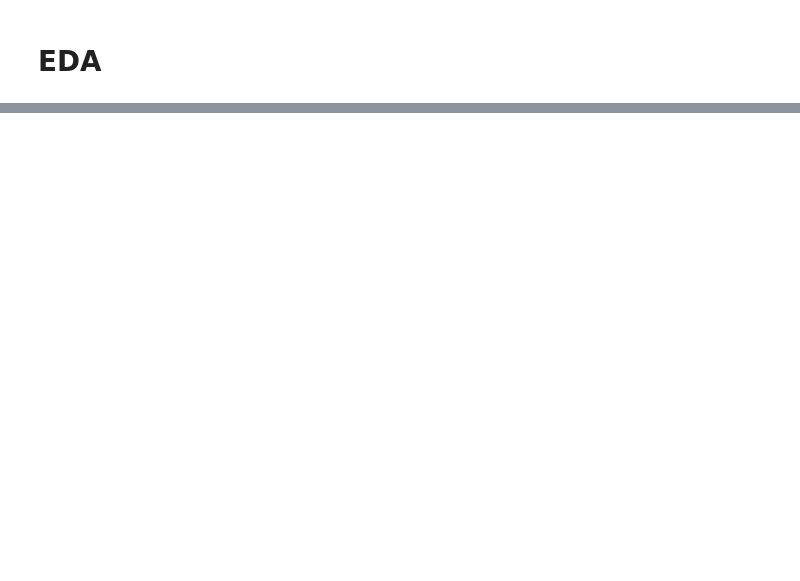
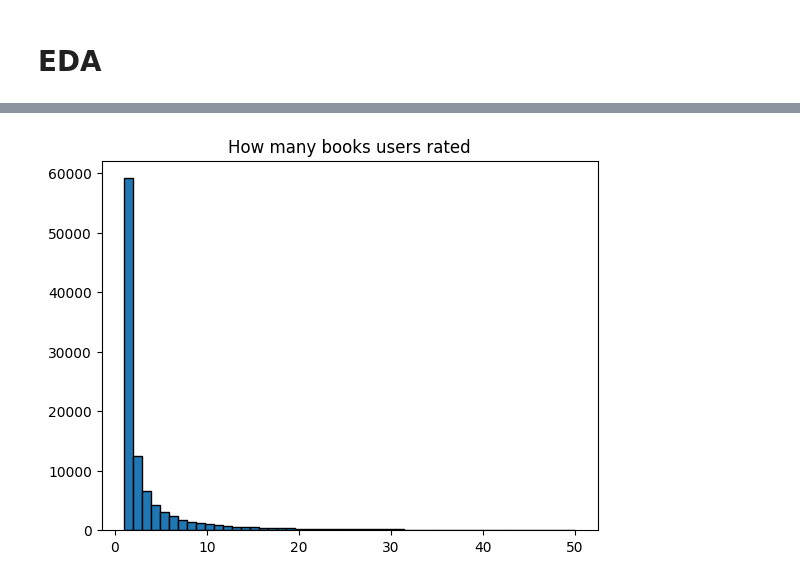
Before and after one commit to Gooogr/Book_Crossing_RecSys, a Jupyter notebook: notebooks/eda.ipynb, the cells around one changed output, grey strips where cells are left out. Drawn from its saved outputs; the diff is of its cells as text; code cells hidden in the pictures; blank space fills up the shorter version.

```diff
--- a/notebooks/eda.ipynb
+++ b/notebooks/eda.ipynb
@@ -331,0 +356,11 @@ df_users.head()
+# %%
+user_intercation_count = df_ratings['user_id'].value_counts()
+plt.title('How many books users rated')
+plt.hist(
+    user_intercation_count[user_intercation_count <= 50],
+    bins=50,
+    edgecolor='black'
+)
+plt.show()
+# %% [output]
+[figure, added]
```
Also changed, not shown: parts of 6 cells of this notebook.
